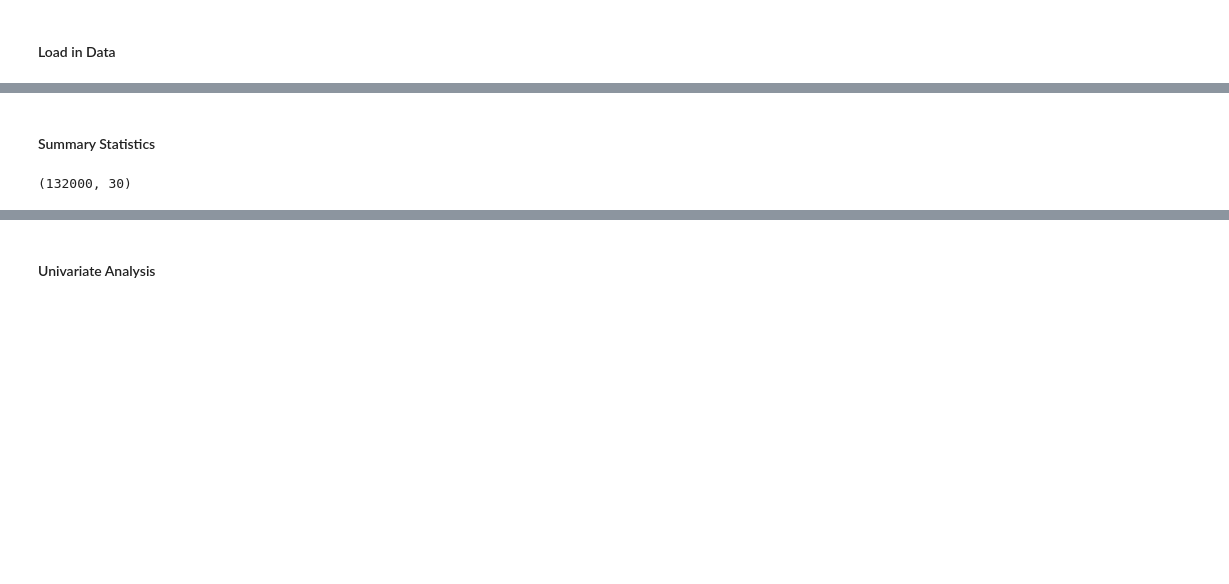
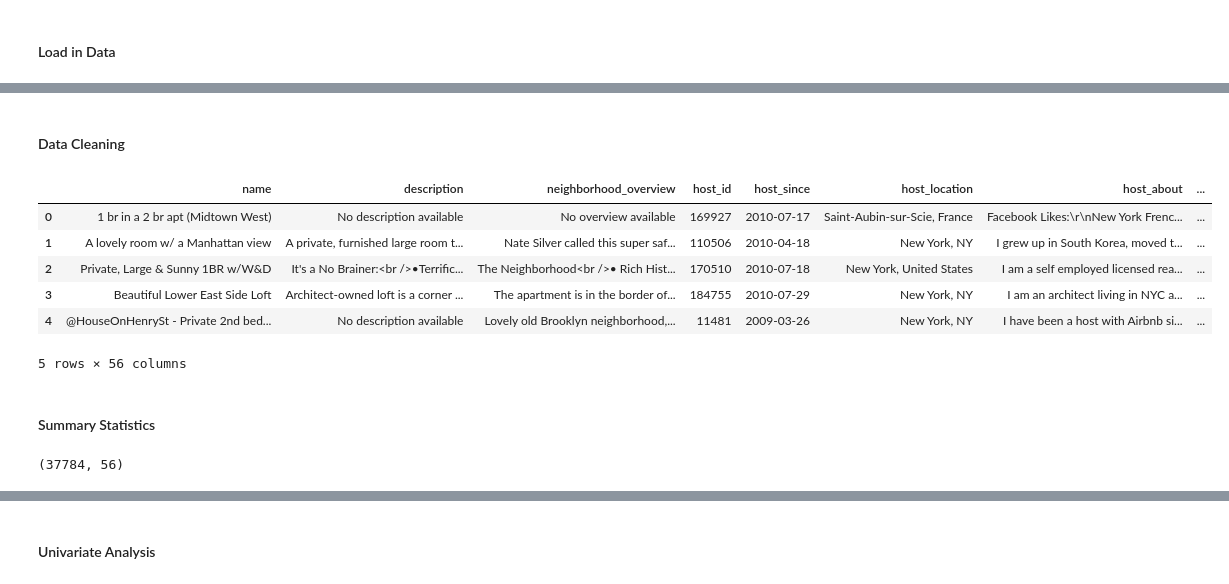
Before and after one commit to erhanjaved/airbnb, a Jupyter notebook: analysis/Carol/analysis2.ipynb, the cells around one changed output, grey strips where cells are left out. Saved outputs shown, nothing was run; the diff lists cells and outputs as text; code cells hidden in the pictures; blank space fills up the shorter version.

```diff
--- a/analysis/Carol/analysis2.ipynb
+++ b/analysis/Carol/analysis2.ipynb
@@ -52,0 +60,2 @@ accidents.head()
+# %% [markdown]
+#### Data Cleaning
@@ -53,7 +111,50 @@ accidents.head()
+# %%
+# Convert percentage columns to numeric
+percentage_cols = ["host_response_rate", "host_acceptance_rate"]
+
+for col in percentage_cols:
+    df_cleaned[col] = df_cleaned[col].astype(str).str.replace("%", "").astype(float) / 100
+    # Fill missing values with the median
+    df_cleaned[col] = df_cleaned[col].fillna(df_cleaned[col].median())
+# %%
+# Convert the price column to string type, remove "$" and "," and convert to float
+df_cleaned["price"] = df_cleaned["price"].astype(str)
+df_cleaned["price"] = df_cleaned["price"].str.replace(r"[\$,]", "", regex=True).astype(float)
+
+# Fill missing values with the median
+df_cleaned["price"] = df_cleaned["price"].fillna(df_cleaned["price"].median())
+# %%
+# Convert 't' and 'f' values to boolean (True/False) for binary columns
+binary_columns = ['instant_bookable', 'host_is_superhost', 'host_has_profile_pic', 'host_identity_verified', 'has_availability']
+
+for col in binary_columns:
+    df_cleaned[col] = df_cleaned[col].map({'t': True, 'f': False})
+# %%
+# Fill missing numerical values with median
+numerical_cols = df_cleaned.select_dtypes(include=["number"]).columns.tolist()
+for col in numerical_cols:
+    df_cleaned[col] = df_cleaned[col].fillna(df_cleaned[col].median())
+
+# Fill missing values in categorical columns with the most common value
+categorical_cols = df_cleaned.select_dtypes(include=['object']).columns
+df_cleaned[categorical_cols] = df_cleaned[categorical_cols].fillna(df_cleaned[categorical_cols].mode().iloc[0])
+
+# Strip leading/trailing spaces from string columns
+df_cleaned[categorical_cols] = df_cleaned[categorical_cols].apply(lambda col: col.astype(str).str.strip())
+# %%
+df_cleaned.head()
+# %% [output]
+|  | name | description | neighborhood_overview | host_id | host_since | host_location | host_about | ... |
+| 0 | 1 br in a 2 br apt (Midtown West) | No description available | No overview available | 169927 | 2010-07-17 | Saint-Aubin-sur-Scie, France | Facebook Likes:\r\nNew York Frenc... | ... |
+| 1 | A lovely room w/ a Manhattan view | A private, furnished large room t... | Nate Silver called this super saf... | 110506 | 2010-04-18 | New York, NY | I grew up in South Korea, moved t... | ... |
+| 2 | Private, Large & Sunny 1BR w/W&D | It's a No Brainer:<br />•Terrific... | The Neighborhood<br />• Rich Hist... | 170510 | 2010-07-18 | New York, United States | I am a self employed licensed rea... | ... |
+| 3 | Beautiful Lower East Side Loft | Architect-owned loft is a corner ... | The apartment is in the border of... | 184755 | 2010-07-29 | New York, NY | I am an architect living in NYC a... | ... |
+| 4 | @HouseOnHenrySt - Private 2nd bed... | No description available | Lovely old Brooklyn neighborhood,... | 11481 | 2009-03-26 | New York, NY | I have been a host with Airbnb si... | ... |
+5 rows × 56 columns
 # %% [markdown]
 #### Summary Statistics
 # %%
-accidents.shape
+df_cleaned.shape
 # %% [output]
-(132000, 30)
+(37784, 56)
 # %%
```
Also changed, not shown: parts of 18 cells of this notebook.
